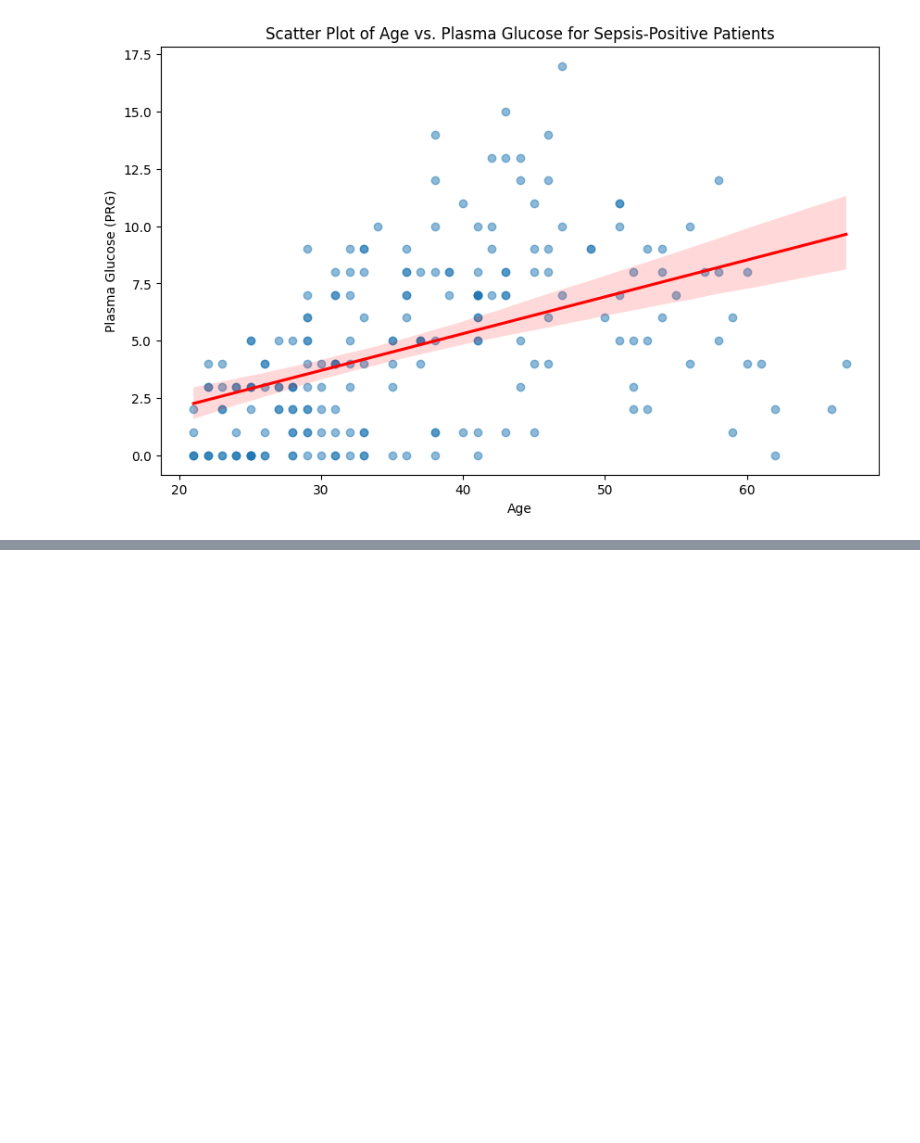
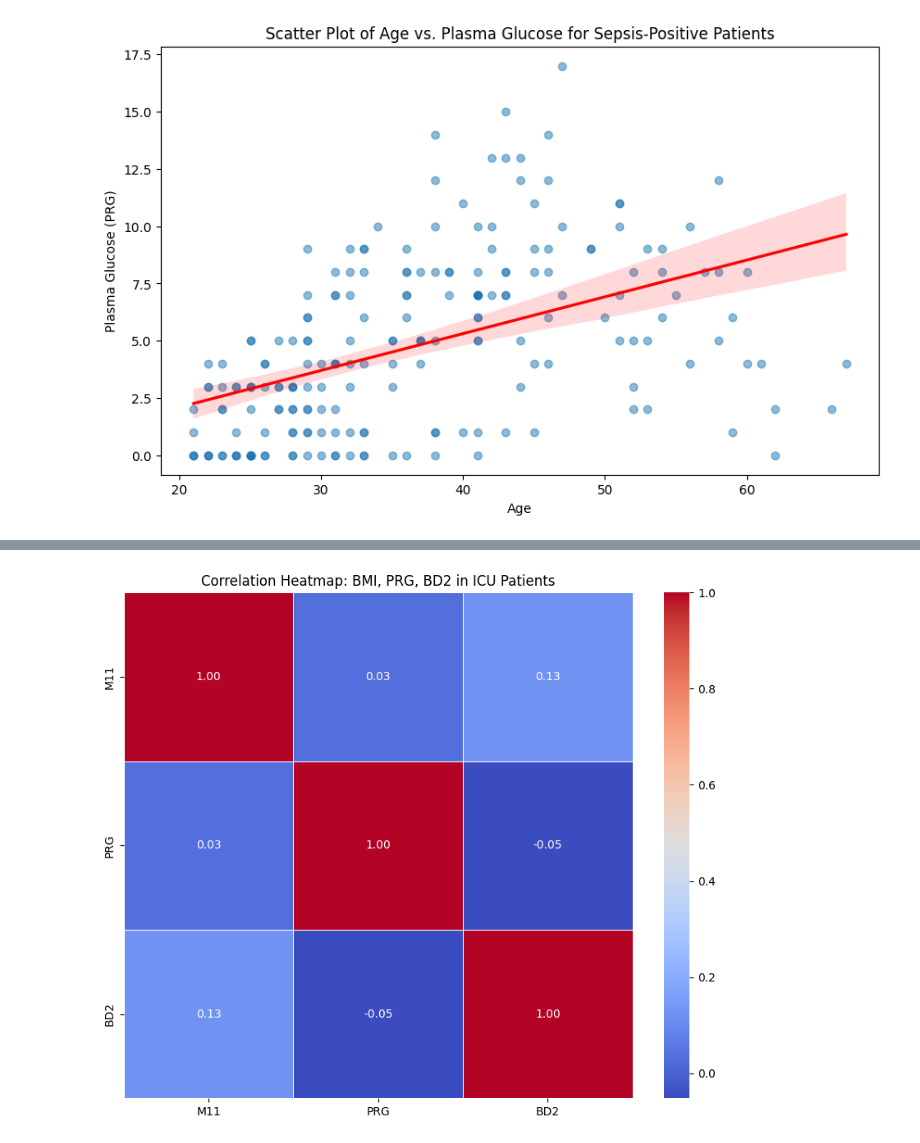
Before and after one commit to MarthaK-Coder/Azubi-Africa-P6-Machine-Learning-API-using-FastAPI, a Jupyter notebook: ML-API notebook.ipynb, the cells around one changed output, grey strips where cells are left out. Saved outputs shown, nothing was run; the diff lists cells and outputs as text; code cells hidden in the pictures; blank space fills up the shorter version.

```diff
--- a/ML-API notebook.ipynb
+++ b/ML-API notebook.ipynb
@@ -245,0 +301,12 @@ plt.show()
+# %%
+#Using a heatmap to further investigate the correlation
+
+correlation_data = train[['M11', 'PRG', 'BD2']]
+correlation_matrix = correlation_data.corr()
+
+plt.figure(figsize=(10, 8))
+sns.heatmap(correlation_matrix, annot=True, cmap='coolwarm', fmt=".2f", linewidths=.5)
+plt.title('Correlation Heatmap: BMI, PRG, BD2 in ICU Patients')
+plt.show()
+# %% [output]
+[figure, added]
```
Also changed, not shown: parts of 42 cells of this notebook.
